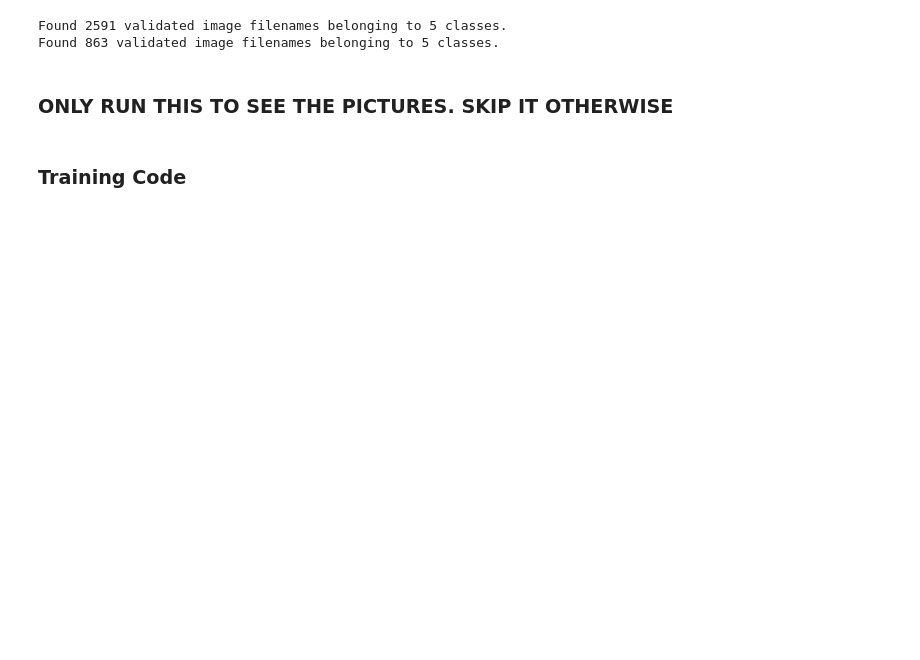
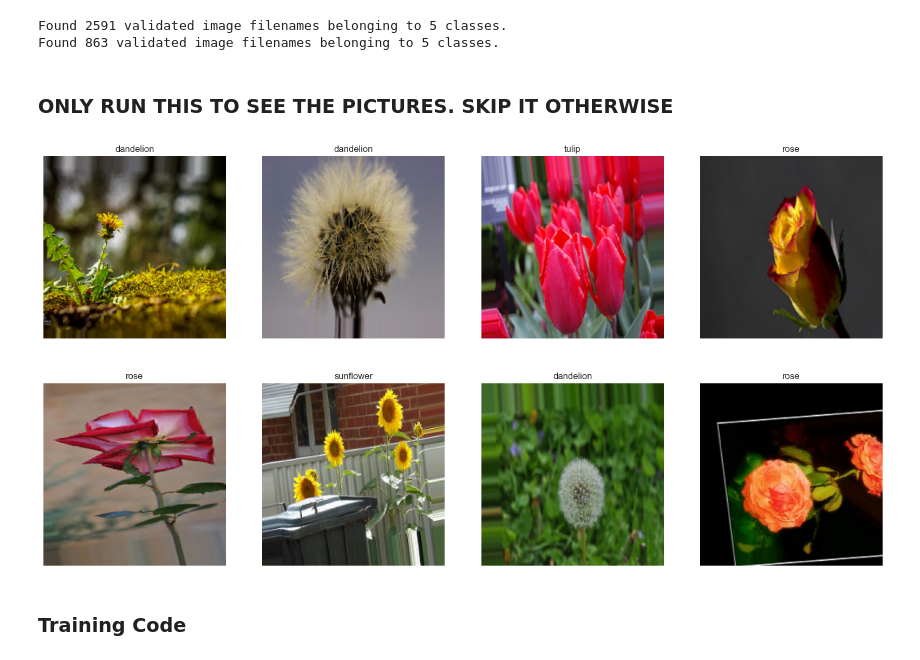
Before and after one commit to jessahal/Mini-Project-2, a Jupyter notebook: proj-2-code.ipynb, the cells around one changed output. Saved outputs shown, nothing was run; the diff lists cells and outputs as text; code cells hidden in the pictures; blank space fills up the shorter version.

```diff
--- a/proj-2-code.ipynb
+++ b/proj-2-code.ipynb
@@ -65,23 +65,25 @@ Found 863 validated image filenames belonging to 5 classes.
 ### ONLY RUN THIS TO SEE THE PICTURES. SKIP IT OTHERWISE
 # %%
 ## Plot a few of the images
-
-# Fetch a batch of images and their labels
-images, labels = next(train_generator)
-
-# Number of images to show
-num_images = 8
-
-plt.figure(figsize=(20, 10))
-for i in range(num_images):
-    ax = plt.subplot(2, 4, i + 1)
-    plt.imshow(images[i])
-    # The label for current image
-    label_index = labels[i].argmax()  # Convert one-hot encoding to index
-    label = list(train_generator.class_indices.keys())[label_index]  # Get label name from index
-    plt.title(label)
-    plt.axis('off')
-plt.show()
+#
+# # Fetch a batch of images and their labels
+# images, labels = next(train_generator)
+#
+# # Number of images to show
+# num_images = 8
+#
+# plt.figure(figsize=(20, 10))
+# for i in range(num_images):
+#     ax = plt.subplot(2, 4, i + 1)
+#     plt.imshow(images[i])
+#     # The label for current image
+#     label_index = labels[i].argmax()  # Convert one-hot encoding to index
+#     label = list(train_generator.class_indices.keys())[label_index]  # Get label name from index
+#     plt.title(label)
+#     plt.axis('off')
+# plt.show()
+# %% [output]
+[figure, added]
 # %% [markdown]
 ### Training Code
 # %%
```
Also changed, not shown: parts of 4 cells of this notebook.
